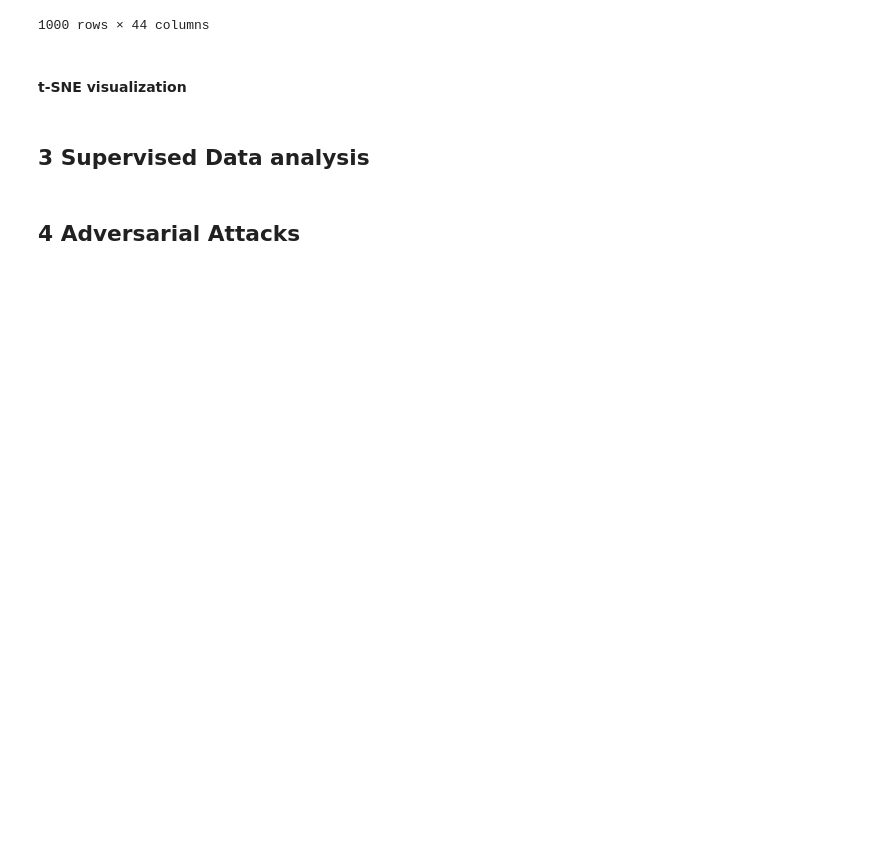
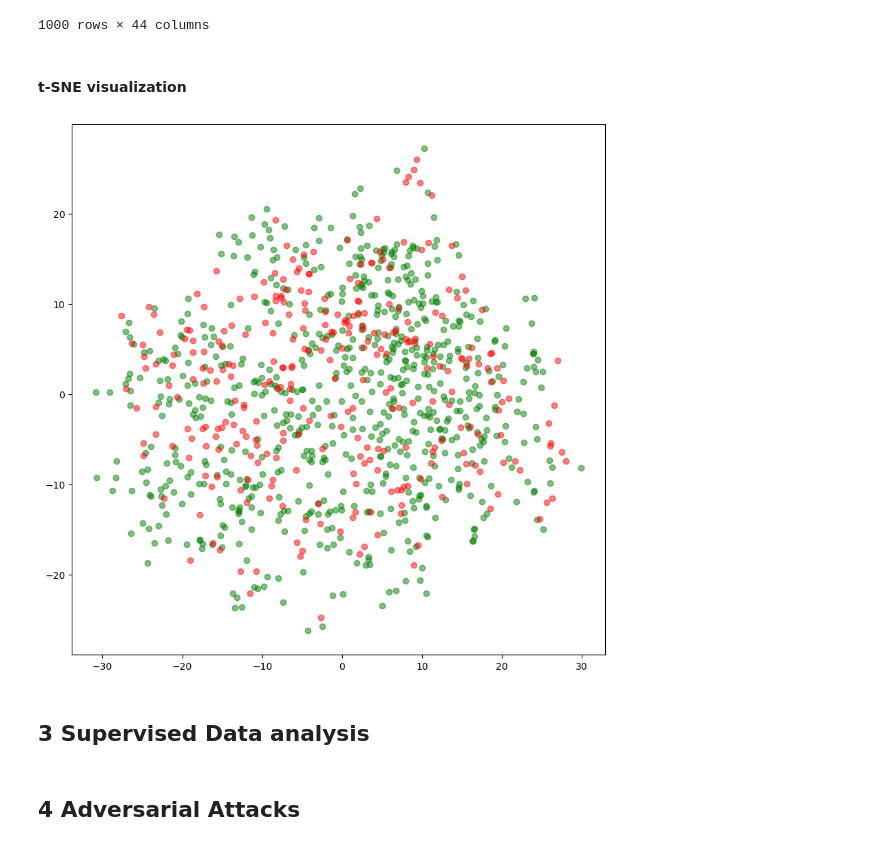
Before and after one commit to RisingZero/ml4n-23-adversarial-attacks, a Jupyter notebook: project.ipynb, the cells around one changed output. Drawn from its saved outputs; the diff is of its cells as text; code cells hidden in the pictures; blank space fills up the shorter version.

Commit message:
tsne, ma non è molto bella :c

```diff
--- a/project.ipynb
+++ b/project.ipynb
@@ -276,3 +278,20 @@ df_pca
+# %%
+tsne = TSNE(
+    n_components=3,
+    learning_rate='auto',
+    perplexity=15,
+    random_state=GROUP_NUMBER,
+    init='pca'
+)
+X_nembed = tsne.fit_transform(df_processed[features])
+
+plt.figure(figsize=(10,10))
+plt.scatter(X_nembed[df_processed['label'] == 1,0], X_nembed[df_processed['label'] == 1,1], color='green', alpha=.5)
+plt.scatter(X_nembed[df_processed['label'] == 2,0], X_nembed[df_processed['label'] == 2,1], color='red', alpha=.5)
+
+plt.show()
+# %% [output]
+[figure, added]
 # %% [markdown]
 ## 3 Supervised Data analysis
 # %% [markdown]
```
Also changed, not shown: parts of 1 cell of this notebook.
